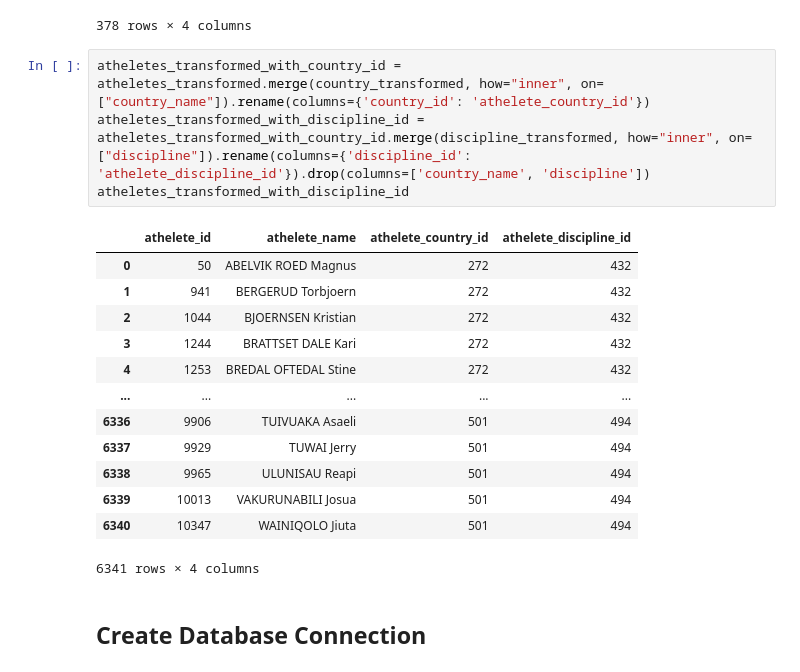
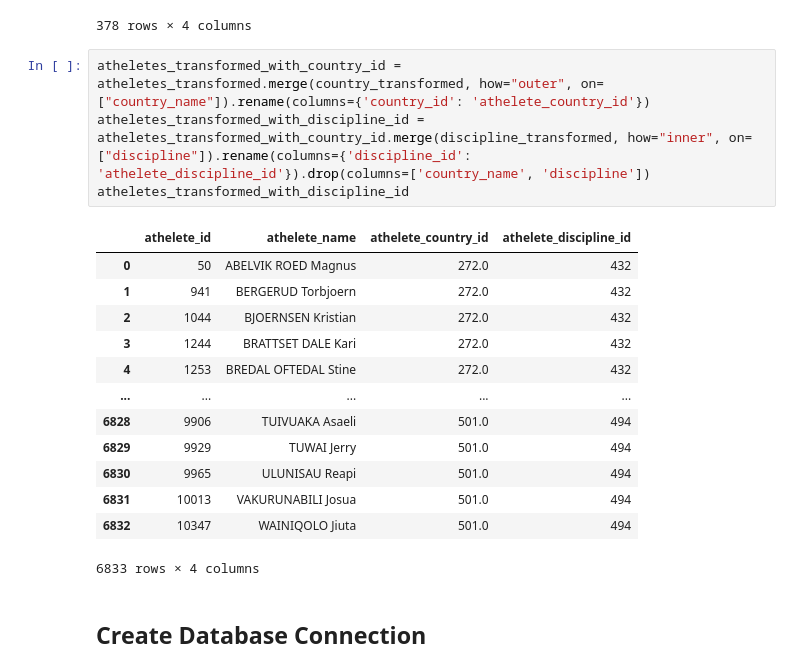
Before and after one commit to nithiyasuresh/ETL_project, a Jupyter notebook: ETL.ipynb, the cells around one changed output. Saved outputs shown, nothing was run; the diff lists cells and outputs as text.

```diff
--- a/ETL.ipynb
+++ b/ETL.ipynb
@@ -129,23 +140,23 @@ coaches_transformed_with_discipline_id
 | 377 | 358 | TUCAK Ivica | 645 | 721 |
 378 rows × 4 columns
 # %%
-atheletes_transformed_with_country_id = atheletes_transformed.merge(country_transformed, how="inner", on=["country_name"]).rename(columns={'country_id': 'athelete_country_id'})
+atheletes_transformed_with_country_id = atheletes_transformed.merge(country_transformed, how="outer", on=["country_name"]).rename(columns={'country_id': 'athelete_country_id'})
 atheletes_transformed_with_discipline_id = atheletes_transformed_with_country_id.merge(discipline_transformed, how="inner", on=["discipline"]).rename(columns={'discipline_id': 'athelete_discipline_id'}).drop(columns=['country_name', 'discipline'])
 atheletes_transformed_with_discipline_id
 # %% [output]
 |  | athelete_id | athelete_name | athelete_country_id | athelete_discipline_id |
-| 0 | 50 | ABELVIK ROED Magnus | 272 | 432 |
-| 1 | 941 | BERGERUD Torbjoern | 272 | 432 |
-| 2 | 1044 | BJOERNSEN Kristian | 272 | 432 |
-| 3 | 1244 | BRATTSET DALE Kari | 272 | 432 |
-| 4 | 1253 | BREDAL OFTEDAL Stine | 272 | 432 |
+| 0 | 50 | ABELVIK ROED Magnus | 272.0 | 432 |
+| 1 | 941 | BERGERUD Torbjoern | 272.0 | 432 |
+| 2 | 1044 | BJOERNSEN Kristian | 272.0 | 432 |
+| 3 | 1244 | BRATTSET DALE Kari | 272.0 | 432 |
+| 4 | 1253 | BREDAL OFTEDAL Stine | 272.0 | 432 |
 | ... | ... | ... | ... | ... |
-| 6336 | 9906 | TUIVUAKA Asaeli | 501 | 494 |
-| 6337 | 9929 | TUWAI Jerry | 501 | 494 |
-| 6338 | 9965 | ULUNISAU Reapi | 501 | 494 |
-| 6339 | 10013 | VAKURUNABILI Josua | 501 | 494 |
-| 6340 | 10347 | WAINIQOLO Jiuta | 501 | 494 |
+| 6828 | 9906 | TUIVUAKA Asaeli | 501.0 | 494 |
+| 6829 | 9929 | TUWAI Jerry | 501.0 | 494 |
+| 6830 | 9965 | ULUNISAU Reapi | 501.0 | 494 |
+| 6831 | 10013 | VAKURUNABILI Josua | 501.0 | 494 |
+| 6832 | 10347 | WAINIQOLO Jiuta | 501.0 | 494 |
-6341 rows × 4 columns
+6833 rows × 4 columns
 # %% [markdown]
 ## Create Database Connection
 # %%
```
Also changed, not shown: parts of 11 cells of this notebook, 1 other file.
